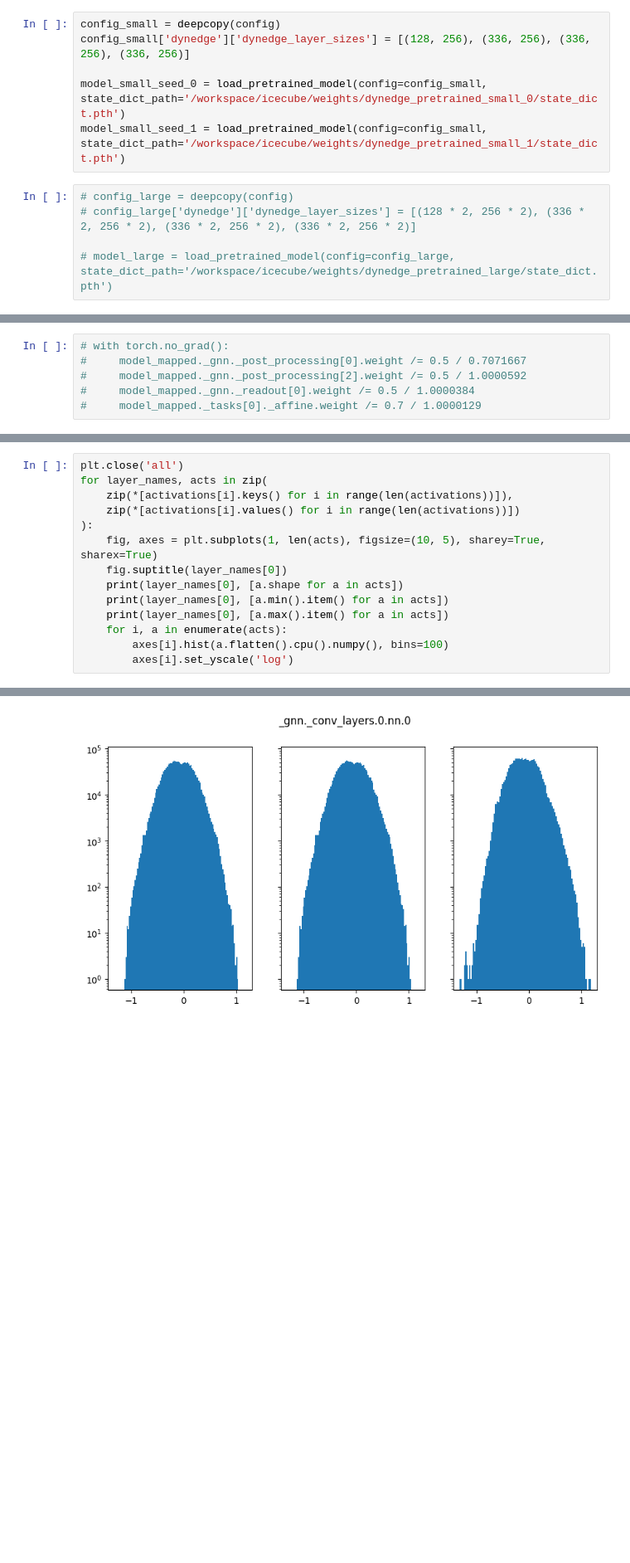
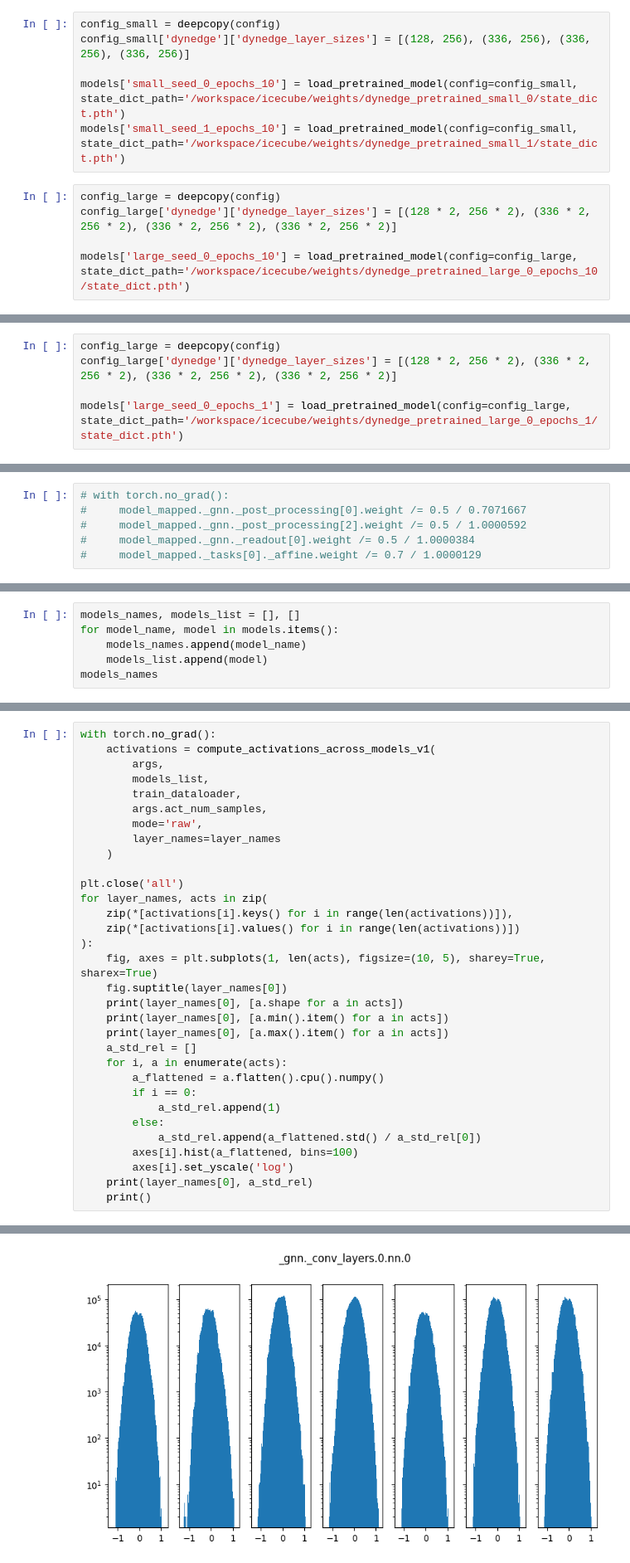
Before and after one commit to mkotyushev/icecube, a Jupyter notebook: graphnet-map.ipynb, the cells around one changed output, grey strips where cells are left out. Shown: that part at 83% size. Drawn from its saved outputs; the diff is of its cells as text; blank space fills up the shorter version.

Commit message:
Add large good & bad models and respective mappings

```diff
--- a/graphnet-map.ipynb
+++ b/graphnet-map.ipynb
@@ -37,10 +42,10 @@ In the cell below, you can choose between training dynedge from scratch on the b
 config_small = deepcopy(config)
 config_small['dynedge']['dynedge_layer_sizes'] = [(128, 256), (336, 256), (336, 256), (336, 256)]
 
-model_small_seed_0 = load_pretrained_model(config=config_small, state_dict_path='/workspace/icecube/weights/dynedge_pretrained_small_0/state_dict.pth')
-model_small_seed_1 = load_pretrained_model(config=config_small, state_dict_path='/workspace/icecube/weights/dynedge_pretrained_small_1/state_dict.pth')
+models['small_seed_0_epochs_10'] = load_pretrained_model(config=config_small, state_dict_path='/workspace/icecube/weights/dynedge_pretrained_small_0/state_dict.pth')
+models['small_seed_1_epochs_10'] = load_pretrained_model(config=config_small, state_dict_path='/workspace/icecube/weights/dynedge_pretrained_small_1/state_dict.pth')
 # %%
-# config_large = deepcopy(config)
-# config_large['dynedge']['dynedge_layer_sizes'] = [(128 * 2, 256 * 2), (336 * 2, 256 * 2), (336 * 2, 256 * 2), (336 * 2, 256 * 2)]
+config_large = deepcopy(config)
+config_large['dynedge']['dynedge_layer_sizes'] = [(128 * 2, 256 * 2), (336 * 2, 256 * 2), (336 * 2, 256 * 2), (336 * 2, 256 * 2)]
 
-# model_large = load_pretrained_model(config=config_large, state_dict_path='/workspace/icecube/weights/dynedge_pretrained_large/state_dict.pth')
+models['large_seed_0_epochs_10'] = load_pretrained_model(config=config_large, state_dict_path='/workspace/icecube/weights/dynedge_pretrained_large_0_epochs_10/state_dict.pth')
@@ -69,3 +52,8 @@ StandardModel(
+# %%
+config_large = deepcopy(config)
+config_large['dynedge']['dynedge_layer_sizes'] = [(128 * 2, 256 * 2), (336 * 2, 256 * 2), (336 * 2, 256 * 2), (336 * 2, 256 * 2)]
+
+models['large_seed_0_epochs_1'] = load_pretrained_model(config=config_large, state_dict_path='/workspace/icecube/weights/dynedge_pretrained_large_0_epochs_1/state_dict.pth')
 # %%
 # %%capture --no-stdout
 # config_large_random = deepcopy(config_large)
@@ -435,0 +221,6 @@ activations for idx 2 at layer _tasks.0._affine have the following shape  torch.
+# %%
+models_names, models_list = [], []
+for model_name, model in models.items():
+    models_names.append(model_name)
+    models_list.append(model)
+models_names
@@ -436,4 +235,14 @@ activations for idx 2 at layer _tasks.0._affine have the following shape  torch.
 # %%
+with torch.no_grad():
+    activations = compute_activations_across_models_v1(
+        args,
+        models_list,
+        train_dataloader,
+        args.act_num_samples,
+        mode='raw',
+        layer_names=layer_names
+    )
+
 plt.close('all')
 for layer_names, acts in zip(
     zip(*[activations[i].keys() for i in range(len(activations))]),
@@ -444,7 +253,15 @@ for layer_names, acts in zip(
     print(layer_names[0], [a.shape for a in acts])
     print(layer_names[0], [a.min().item() for a in acts])
     print(layer_names[0], [a.max().item() for a in acts])
+    a_std_rel = []
     for i, a in enumerate(acts):
-        axes[i].hist(a.flatten().cpu().numpy(), bins=100)
+        a_flattened = a.flatten().cpu().numpy()
+        if i == 0:
+            a_std_rel.append(1)
+        else:
+            a_std_rel.append(a_flattened.std() / a_std_rel[0])
+        axes[i].hist(a_flattened, bins=100)
         axes[i].set_yscale('log')
+    print(layer_names[0], a_std_rel)
+    print()
 # %% [output]
@@ -468 +285 @@ _tasks.0._affine [2.5361721515655518, 2.117798089981079, 1.4289569854736328]
-[figure, old version]
+[figure, new version]
```
Also changed, not shown: parts of 44 cells of this notebook.
